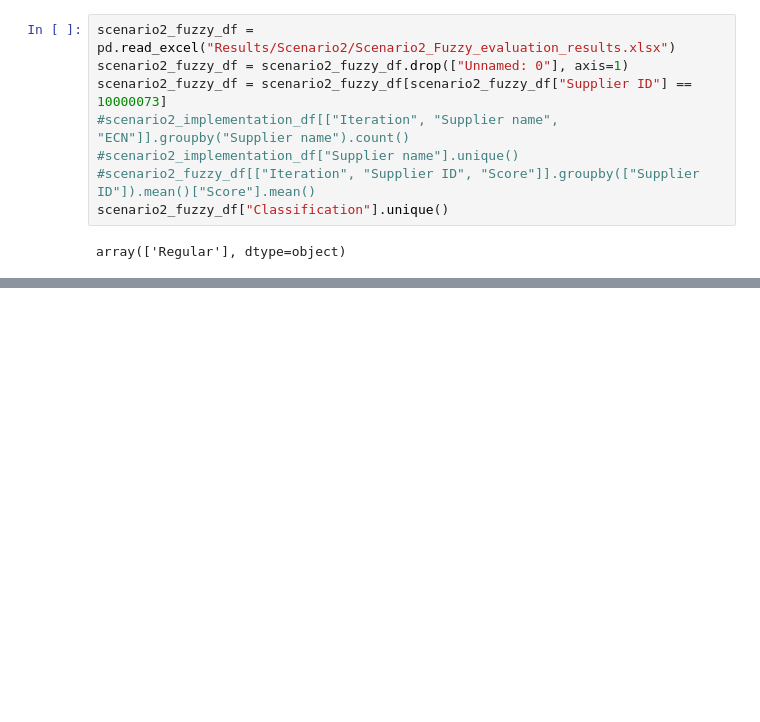
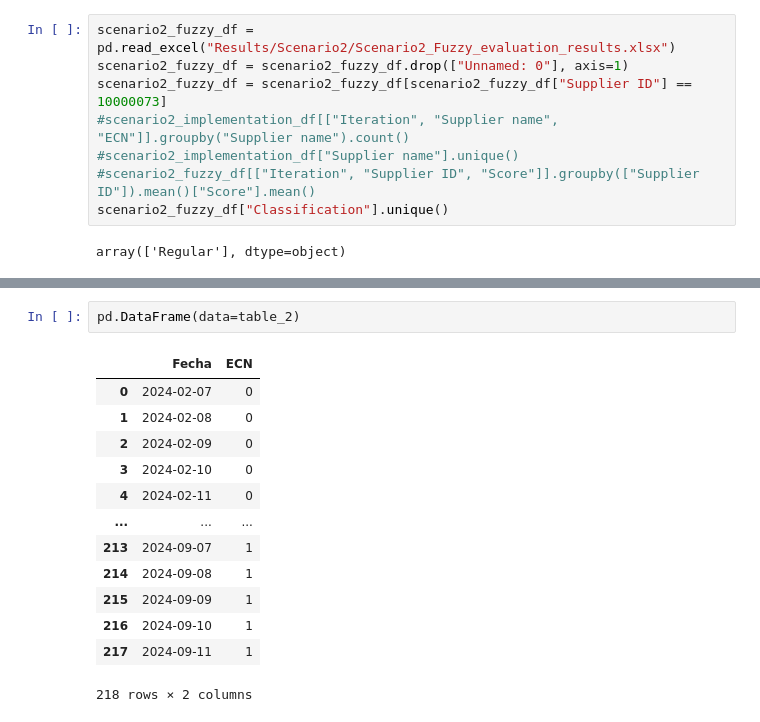
Before and after one commit to rubusarbaro/supplier-selection_fuzzy-logic_thesis, a Jupyter notebook: Calc.ipynb, the cells around one changed output, grey strips where cells are left out. Saved outputs shown, nothing was run; the diff lists cells and outputs as text; blank space fills up the shorter version.

```diff
--- a/Calc.ipynb
+++ b/Calc.ipynb
@@ -390,0 +447,16 @@ array(['Regular'], dtype=object)
+# %%
+pd.DataFrame(data=table_2)
+# %% [output]
+|  | Fecha | ECN |
+| 0 | 2024-02-07 | 0 |
+| 1 | 2024-02-08 | 0 |
+| 2 | 2024-02-09 | 0 |
+| 3 | 2024-02-10 | 0 |
+| 4 | 2024-02-11 | 0 |
+| ... | ... | ... |
+| 213 | 2024-09-07 | 1 |
+| 214 | 2024-09-08 | 1 |
+| 215 | 2024-09-09 | 1 |
+| 216 | 2024-09-10 | 1 |
+| 217 | 2024-09-11 | 1 |
+218 rows × 2 columns
```
Also changed, not shown: parts of 7 cells of this notebook, 2 other files.
